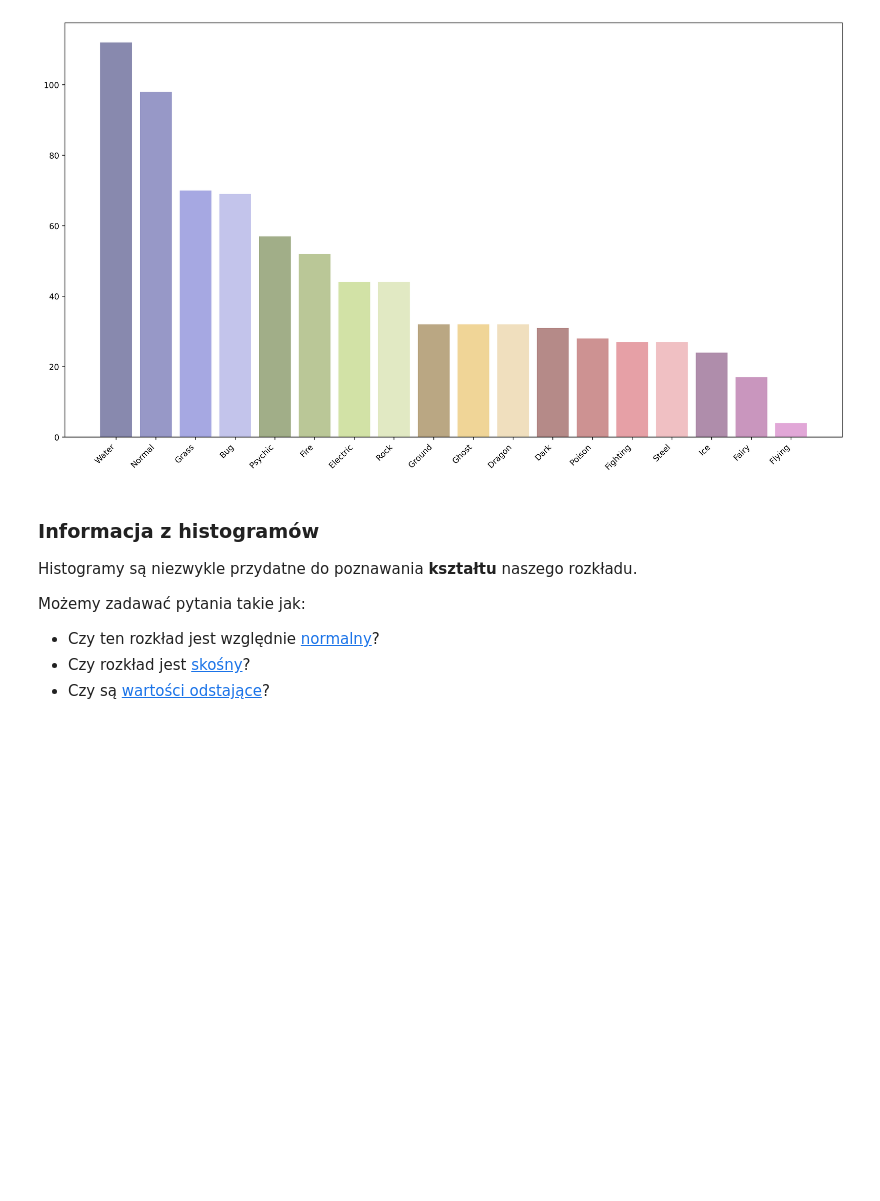
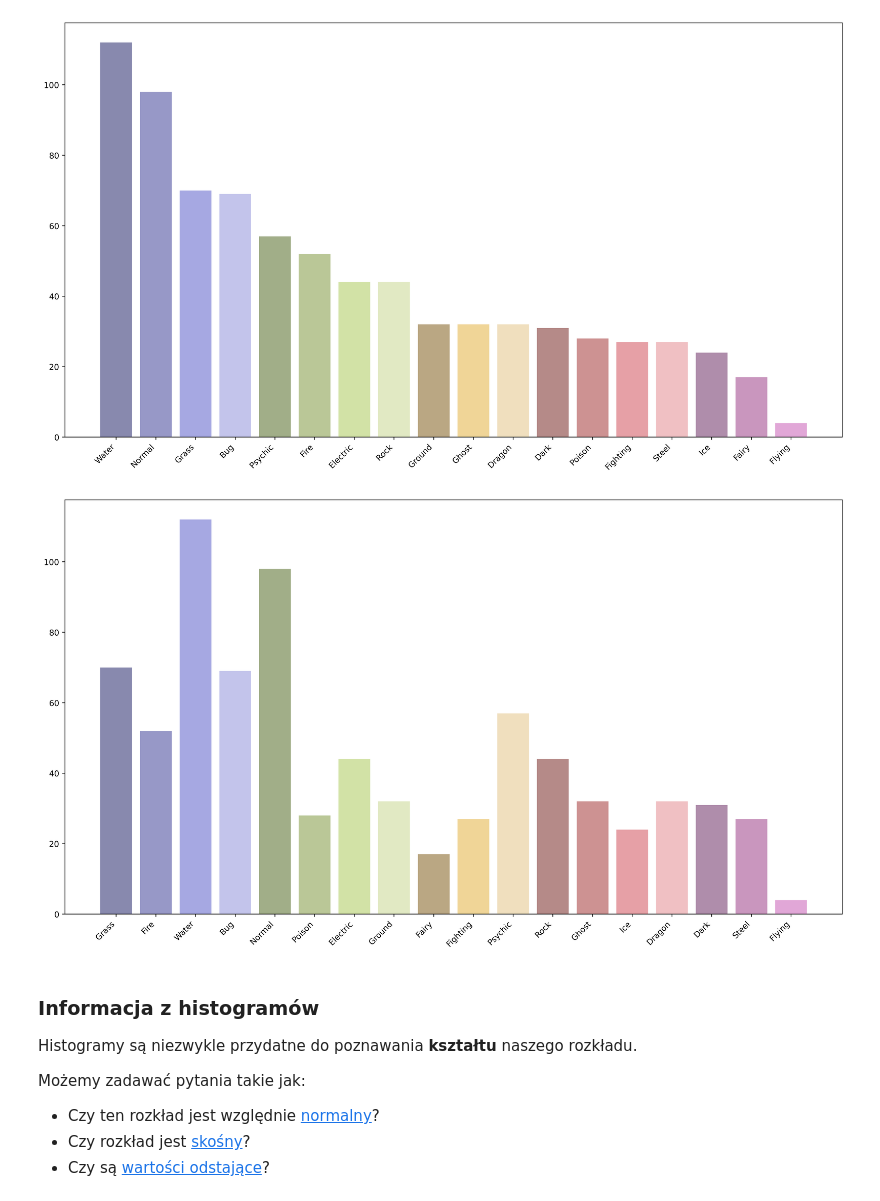
Before and after one commit to jpudelko-main/sad, a Jupyter notebook: 05-dataviz-pyplot.ipynb, the cells around one changed output. Saved outputs shown, nothing was run; the diff lists cells and outputs as text; code cells hidden in the pictures; blank space fills up the shorter version.

```diff
--- a/05-dataviz-pyplot.ipynb
+++ b/05-dataviz-pyplot.ipynb
@@ -192,6 +192,21 @@ plt.tight_layout()
 plt.show()
 # %% [output]
 [figure]
+# %%
+fig, ax = plt.subplots(figsize=(14, 8), dpi=200)
+
+types = df_pokemon['Type 1'].value_counts(sort=False)  # keeps original order
+
+n = len(types)
+cmap = plt.get_cmap('tab20b')
+colors = [cmap(i / n) for i in range(n)]
+
+ax.bar(types.index, types.values, color=colors, alpha=0.6)
+plt.xticks(rotation=45, ha='right')
+plt.tight_layout()
+plt.show()
+# %% [output]
+[figure, added]
 # %% [markdown]
 ### Informacja z histogramów
 
```
